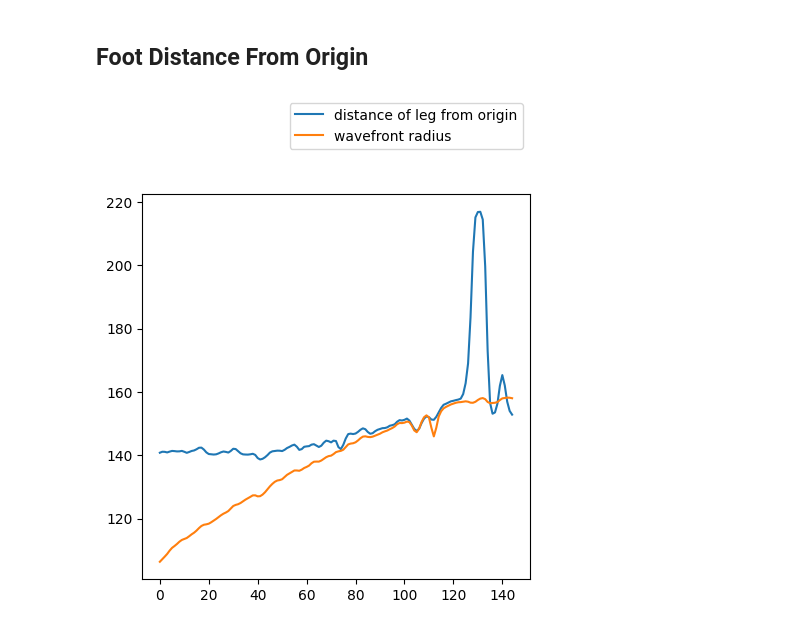
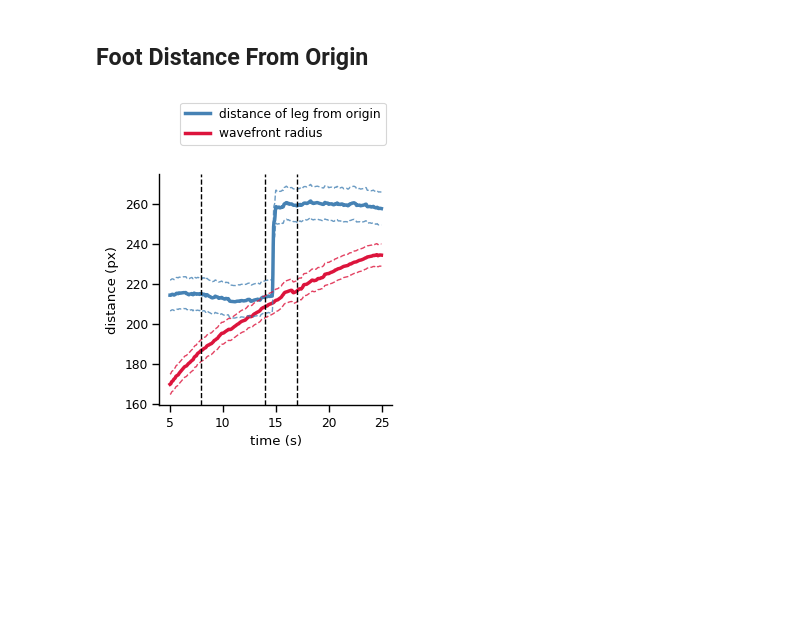
Before and after one commit to shivChitinous/bite-tracks, a Jupyter notebook: legAnalysis.ipynb, the cells around one changed output. Drawn from its saved outputs; the diff is of its cells as text; code cells hidden in the pictures; blank space fills up the shorter version.

```diff
--- a/legAnalysis.ipynb
+++ b/legAnalysis.ipynb
@@ -76,10 +123,39 @@ ax.legend(loc='best');
+# %%
+timepoints = [8, 14, 17] #as a fraction
 # %%
-d_foot = np.sqrt(np.sum((legDf['tar1'].iloc[:,:2].values-legDf['Org'].iloc[:,:2])**2,axis=1))
+dFtXY = legDf['tar1'].iloc[mask,:2].values-orgs
+dFt = np.sqrt(np.sum(dFtXY**2,axis=1))
+# %%
+#smoothing
+sdFt = sp.ndimage.gaussian_filter(dFt,1)
+sR = sp.ndimage.gaussian_filter(r,1)
+s_sqrt_RCRLB = sp.ndimage.gaussian_filter(np.sqrt(rCRLB),1)
+s_sqrt_OCRLB = sp.ndimage.gaussian_filter(np.sqrt(((dFtXY[:,0]/dFt)**2)*xCRLB+((dFtXY[:,1]/dFt)**2)*yCRLB),1)
+# %%
+rel_time = False
 # %%
-plt.figure(figsize = (5,5))
-plt.plot(range(np.sum(mask)),sp.ndimage.gaussian_filter(d_foot[mask],1));
-plt.plot(range(np.sum(mask)),sp.ndimage.gaussian_filter(r[mask],1));
+plt.figure(figsize = (3,3))
+plt.plot(time[time_mask], sdFt[time_mask],'-',color='steelblue',linewidth=2.5,alpha=1);
+
+plt.plot(time[time_mask], sR[time_mask],'-',color='crimson',linewidth=2.5,alpha=1);
+plt.plot(time[time_mask], sdFt[time_mask]-s_sqrt_OCRLB[time_mask],'--',color='steelblue',linewidth=1,alpha=0.8);
+plt.plot(time[time_mask], sdFt[time_mask]+s_sqrt_OCRLB[time_mask],'--',color='steelblue',linewidth=1,alpha=0.8);
+plt.plot(time[time_mask], sR[time_mask]+s_sqrt_RCRLB[time_mask],'--',color='crimson',linewidth=1,alpha=0.8);
+plt.plot(time[time_mask], sR[time_mask]-s_sqrt_RCRLB[time_mask],'--',color='crimson',linewidth=1,alpha=0.8);
+
+for t in timepoints:
+    plt.axvline(t,color='k',linestyle='--',linewidth=1)
+
 plt.legend(['distance of leg from origin','wavefront radius'],loc='lower right',bbox_to_anchor = (1,1.1));
+plt.xlabel("time (s)")
+plt.ylabel("distance (px)")
+sns.despine()
+
+if rel_time:
+    trel = time[time_mask] - np.min(time[time_mask])
+    plt.xticks(time[time_mask][::int(len(trel)/5)],labels=["%.0f" % number
+            for number in np.round(trel[::int(len(trel)/5)])])
+
 plt.savefig(plot_folder+"leg-wavefront-crossing.pdf",bbox_inches = "tight")
 # %% [output]
-[figure, old version]
+[figure, new version]
```
Also changed, not shown: parts of 40 cells of this notebook, 10 other files.
